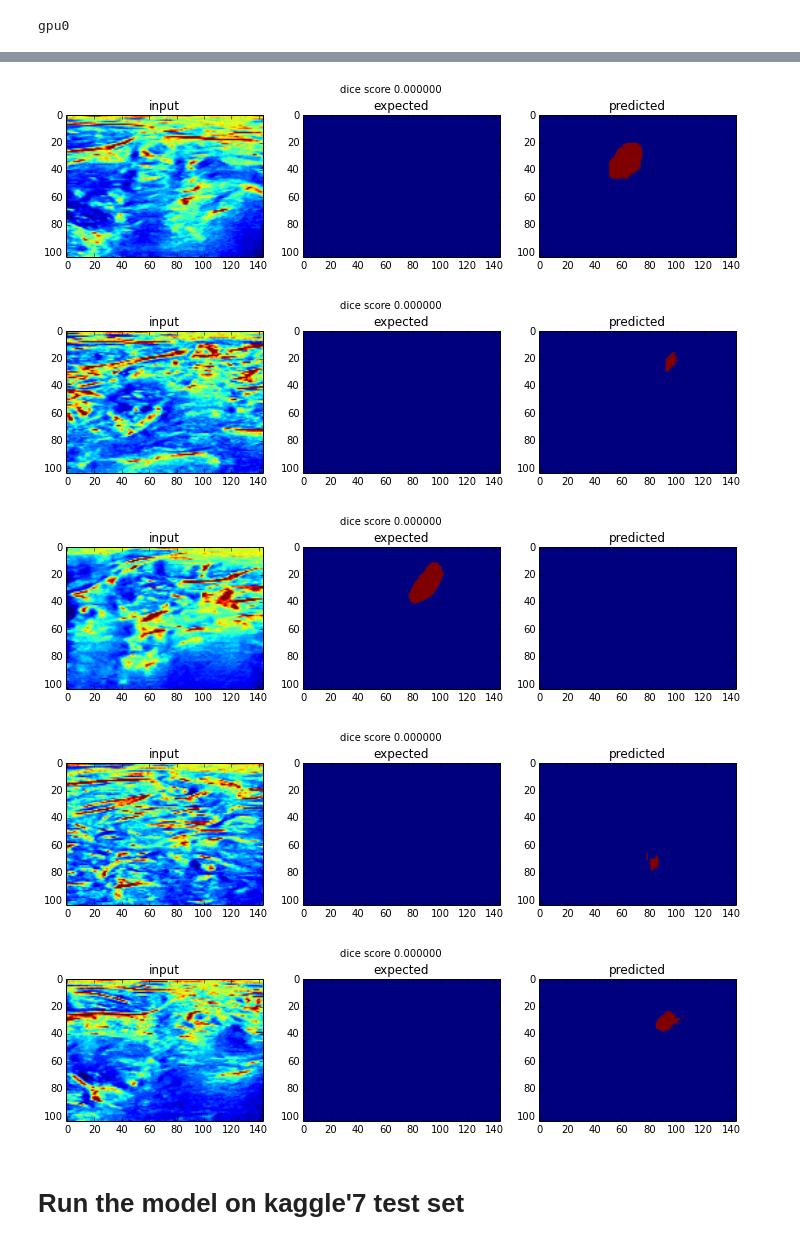
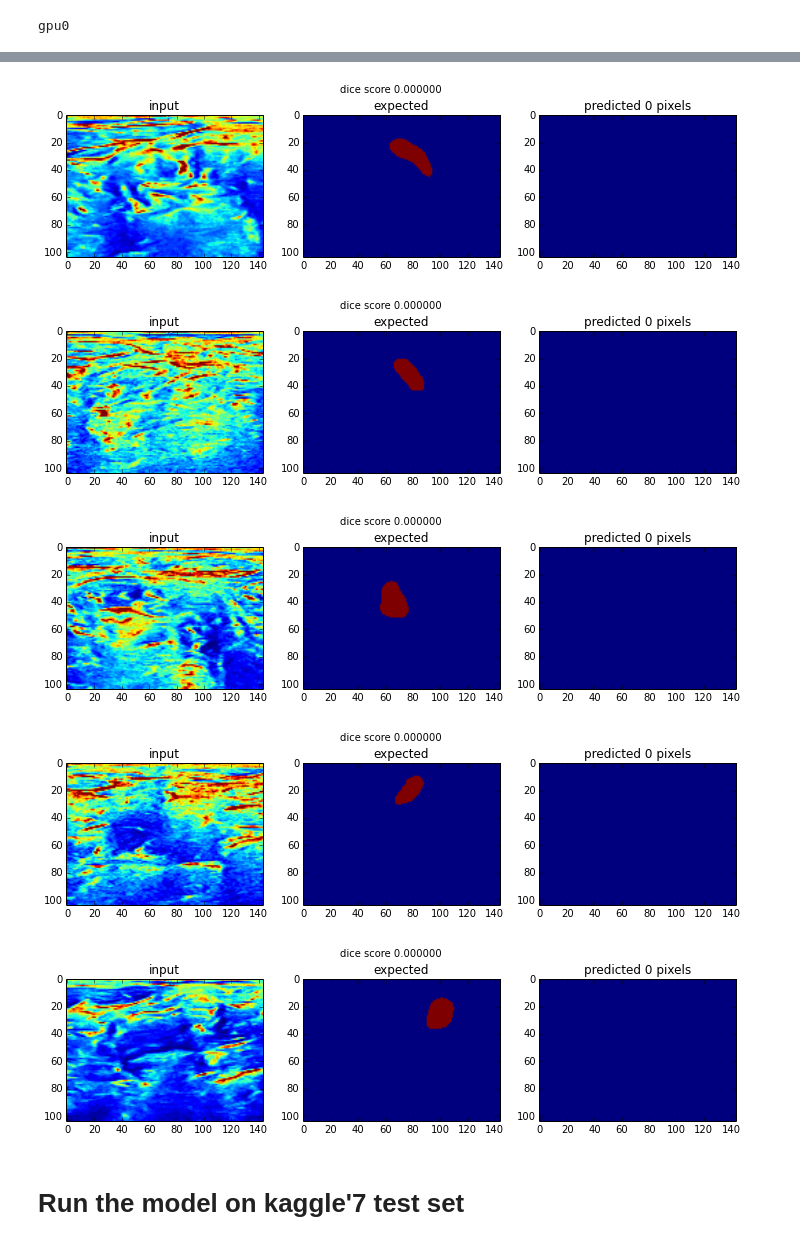
Before and after one commit to julienr/kaggle_uns, a Jupyter notebook: notebooks/1_train_fcnn.ipynb, the cells around one changed output, grey strips where cells are left out. Saved outputs shown, nothing was run; the diff lists cells and outputs as text; code cells hidden in the pictures.

```diff
--- a/notebooks/1_train_fcnn.ipynb
+++ b/notebooks/1_train_fcnn.ipynb
@@ -120,34 +142,3 @@ ________________________________________________________________________________
 #from IPython.display import SVG
 #from keras.utils.visualize_util import model_to_dot
 #SVG(model_to_dot(model).create(prog='dot', format='svg'))
-# %%
-from keras.preprocessing.image import ImageDataGenerator
-
-data_augmentation = False
-
-if data_augmentation:
-    datagen = ImageDataGenerator(
-        featurewise_center=True,
-        featurewise_std_normalization=True,
-        rotation_range=0,
-        width_shift_range=0,
-        height_shift_range=0,
-        horizontal_flip=True)
-
-
-    datagen.fit(X_train)
-
-
-    history = model.fit_generator(
-        datagen.flow(X_train, Y_train, batch_size=32),
-        validation_data=(X_test, Y_test),
-        samples_per_epoch=len(X_train),
-        nb_epoch=30
-    )
-else:
-    history = model.fit(
-        X_train, Y_train,
-        batch_size=64,
-        validation_data=(X_test, Y_test),
-        nb_epoch=50
-    )
@@ -171,0 +145,7 @@ Epoch 50/50
+# %%
+history = model.fit(
+    X_train, Y_train,
+    batch_size=32,
+    validation_data=(X_test, Y_test),
+    nb_epoch=25 # 60
+)
@@ -184,7 +188,7 @@ def predict(X):
         # Clear prediction where we detect to little pixels
         # Figure it out by
         # pl.hist(np.sum(np.sum(np.sum(Y_pred, axis=1), axis=1), axis=1))
-        if np.sum(Y_pred[i]) < 30:
+        if np.sum(Y_pred[i]) < 400:
             Y_pred[i,:] = 0
     return Y_pred
 # %%
@@ -214,26 +218,26 @@ lowest = np.argsort(dice_scores)
 # %%
 #i = 50
 #i = 47
 
 #for i in lowest[-1050:-1045]:
-for i in lowest[:5]:
+for i in lowest[5:10]:
     pl.figure(figsize=(12, 3))
     pl.suptitle('dice score %f' % dice_coefficient(Y_pred[i], Y_test[i]))
     pl.subplot(131)
     pl.title('input')
     pl.imshow(X_test[i].squeeze())
     pl.subplot(132)
     pl.title('expected')
     pl.imshow(Y_test[i].squeeze())
     pl.subplot(133)
-    pl.title('predicted')
+    pl.title('predicted %d pixels' % np.sum(Y_pred[i]))
     pl.imshow(Y_pred[i].squeeze(), vmin=0, vmax=1)
 # %% [output]
-[figure, old version]
+[figure, new version]
-[figure, old version]
+[figure, new version]
-[figure, old version]
+[figure, new version]
-[figure, old version]
+[figure, new version]
-[figure, old version]
+[figure, new version]
 # %% [markdown]
 # Run the model on kaggle'7 test set
 # %%
```
Also changed, not shown: parts of 11 cells of this notebook, 4 other files.
